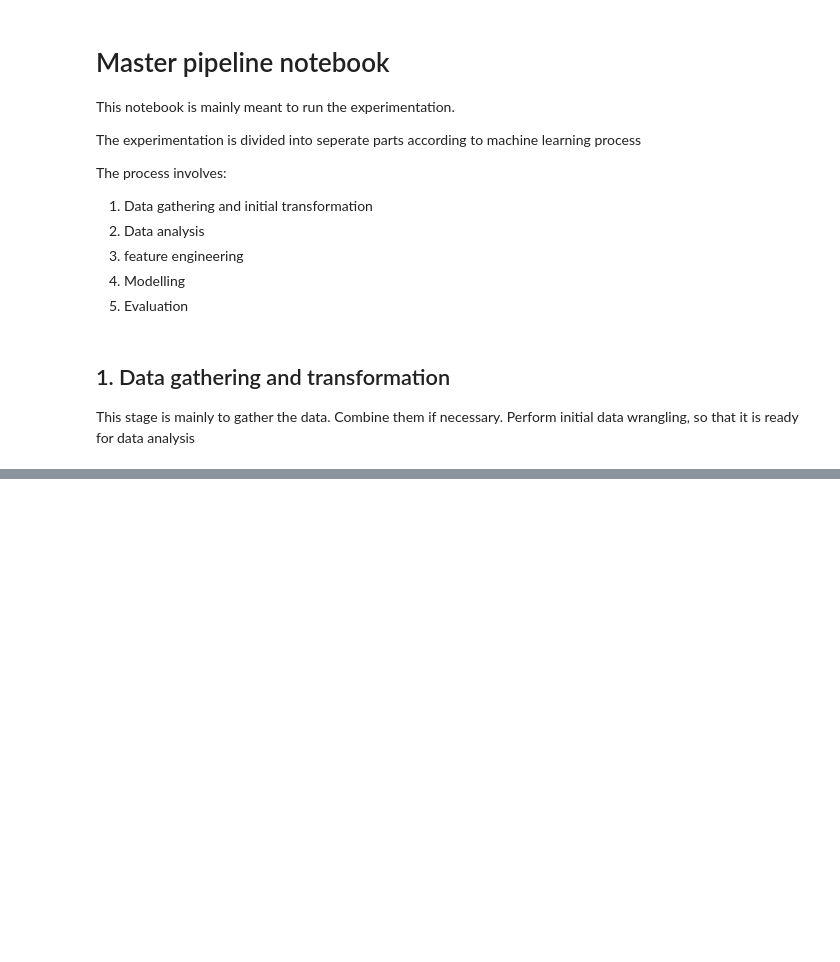
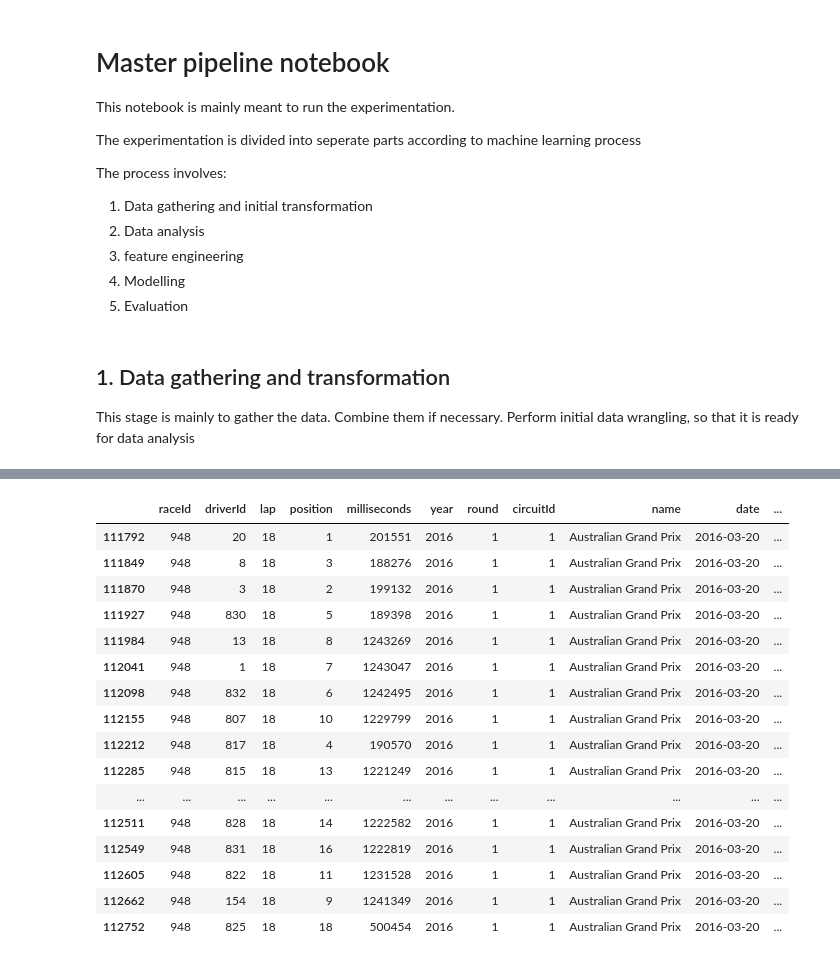
Before and after one commit to varunp04/predict-formula, a Jupyter notebook: src/model_training/master_pipeline_notebook.ipynb, the cells around one changed output, grey strips where cells are left out. Saved outputs shown, nothing was run; the diff lists cells and outputs as text; code cells hidden in the pictures; blank space fills up the shorter version.

```diff
--- a/src/model_training/master_pipeline_notebook.ipynb
+++ b/src/model_training/master_pipeline_notebook.ipynb
@@ -66,0 +235,23 @@ master_lap_times_df
+# %%
+master_laptimes_pitstop_df[
+    (master_laptimes_pitstop_df["raceId"] == 948)
+    & (master_laptimes_pitstop_df["lap"] == 18)
+]
+# %% [output]
+|  | raceId | driverId | lap | position | milliseconds | year | round | circuitId | name | date | ... |
+| 111792 | 948 | 20 | 18 | 1 | 201551 | 2016 | 1 | 1 | Australian Grand Prix | 2016-03-20 | ... |
+| 111849 | 948 | 8 | 18 | 3 | 188276 | 2016 | 1 | 1 | Australian Grand Prix | 2016-03-20 | ... |
+| 111870 | 948 | 3 | 18 | 2 | 199132 | 2016 | 1 | 1 | Australian Grand Prix | 2016-03-20 | ... |
+| 111927 | 948 | 830 | 18 | 5 | 189398 | 2016 | 1 | 1 | Australian Grand Prix | 2016-03-20 | ... |
+| 111984 | 948 | 13 | 18 | 8 | 1243269 | 2016 | 1 | 1 | Australian Grand Prix | 2016-03-20 | ... |
+| 112041 | 948 | 1 | 18 | 7 | 1243047 | 2016 | 1 | 1 | Australian Grand Prix | 2016-03-20 | ... |
+| 112098 | 948 | 832 | 18 | 6 | 1242495 | 2016 | 1 | 1 | Australian Grand Prix | 2016-03-20 | ... |
+| 112155 | 948 | 807 | 18 | 10 | 1229799 | 2016 | 1 | 1 | Australian Grand Prix | 2016-03-20 | ... |
+| 112212 | 948 | 817 | 18 | 4 | 190570 | 2016 | 1 | 1 | Australian Grand Prix | 2016-03-20 | ... |
+| 112285 | 948 | 815 | 18 | 13 | 1221249 | 2016 | 1 | 1 | Australian Grand Prix | 2016-03-20 | ... |
+| ... | ... | ... | ... | ... | ... | ... | ... | ... | ... | ... | ... |
+| 112511 | 948 | 828 | 18 | 14 | 1222582 | 2016 | 1 | 1 | Australian Grand Prix | 2016-03-20 | ... |
+| 112549 | 948 | 831 | 18 | 16 | 1222819 | 2016 | 1 | 1 | Australian Grand Prix | 2016-03-20 | ... |
+| 112605 | 948 | 822 | 18 | 11 | 1231528 | 2016 | 1 | 1 | Australian Grand Prix | 2016-03-20 | ... |
+| 112662 | 948 | 154 | 18 | 9 | 1241349 | 2016 | 1 | 1 | Australian Grand Prix | 2016-03-20 | ... |
+| 112752 | 948 | 825 | 18 | 18 | 500454 | 2016 | 1 | 1 | Australian Grand Prix | 2016-03-20 | ... |
```
Also changed, not shown: parts of 20 cells of this notebook, 13 other files.
